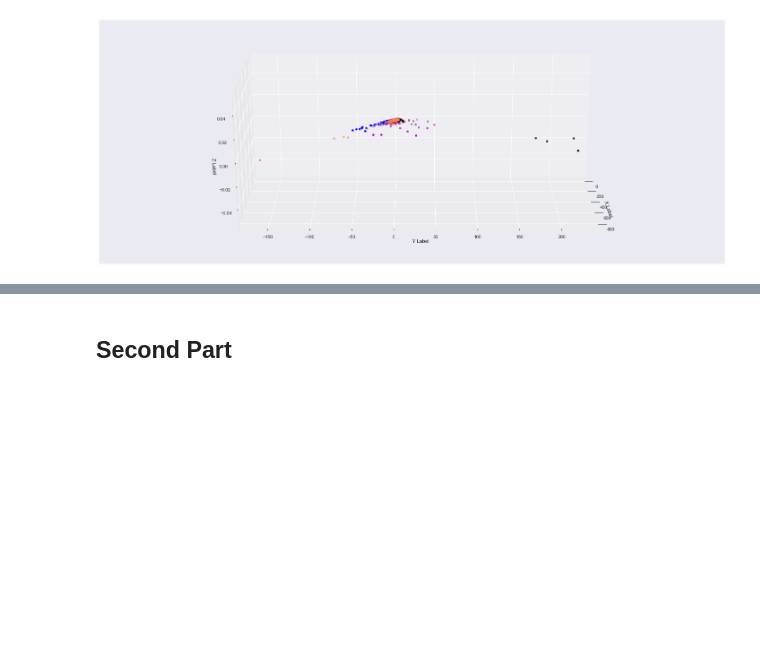
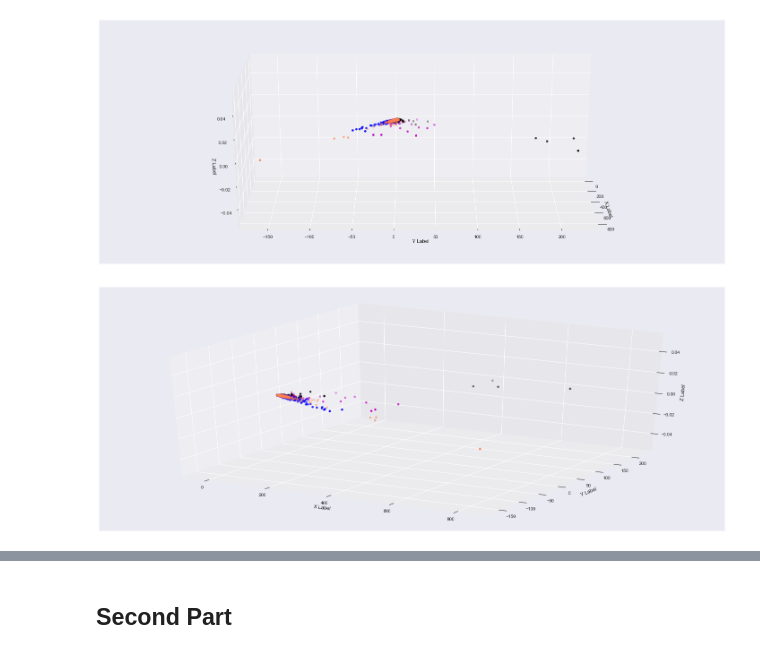
Before and after one commit to grace6029/DM19-Lab1-Homework1, a Jupyter notebook: DM19-Lab1-Homework1/DM19-Lab1-Homework.ipynb, the cells around one changed output, grey strips where cells are left out. Cells and saved outputs as stored; diff of their text form; code cells hidden in the pictures; blank space fills up the shorter version.

```diff
--- a/DM19-Lab1-Homework1/DM19-Lab1-Homework.ipynb
+++ b/DM19-Lab1-Homework1/DM19-Lab1-Homework.ipynb
@@ -424,3 +424,18 @@ ax.view_init(20,0)
 plt.show()
 # %% [output]
 [figure]
+# %%
+fig = plt.figure(figsize = (25,10))
+ax = fig.add_subplot(111,projection='3d')
+col = ['coral', 'blue', 'black', 'm']
+for c, category in zip(col, categories):
+    xs = X_reduced[X['category_name'] == category].T[0]
+    ys = X_reduced[X['category_name'] == category].T[1]
+
+    ax.scatter(xs, ys,zs=0 ,c = c, marker='o')
+    ax.set_xlabel('\nX Label')
+    ax.set_ylabel('\nY Label')
+    ax.set_zlabel('\nZ Label')
+plt.show()
+# %% [output]
+[figure, added]
```
Also changed, not shown: parts of 13 cells of this notebook.
